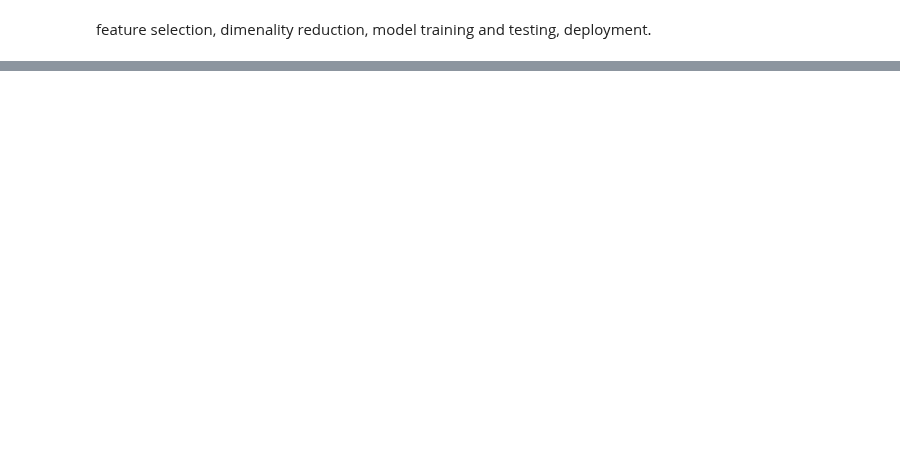
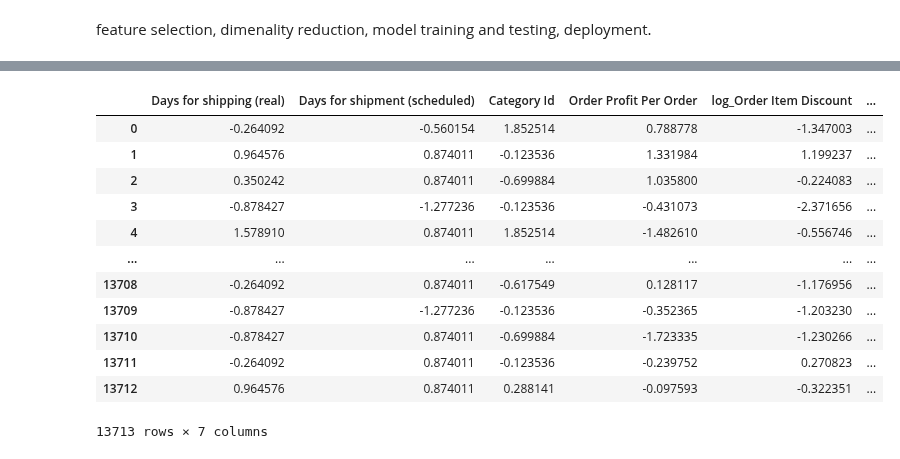
Before and after one commit to dyavadi8769/Supply_Chain_Demand_Forecasting_System, a Jupyter notebook: Supply Chain Analysis.ipynb, the cells around one changed output, grey strips where cells are left out. Cells and saved outputs as stored; diff of their text form; code cells hidden in the pictures; blank space fills up the shorter version.

```diff
--- a/Supply Chain Analysis.ipynb
+++ b/Supply Chain Analysis.ipynb
@@ -573,0 +630,2 @@ feature selection, dimenality reduction, model training and testing, deployment.
+# %%
+cols = ['Days for shipping (real)', 'Days for shipment (scheduled)', 'Category Id', 'Order Profit Per Order', 'log_Order Item Discount', 'log_Order Item Product Price' , 'powerTrans_Order Item Profit Ratio']
@@ -573,0 +658,3 @@ feature selection, dimenality reduction, model training and testing, deployment.
+# %%
+x_train_scale = x_train[cols]
+x_train_unscale = x_train.drop(cols,axis = 1)
@@ -573,0 +664,6 @@ feature selection, dimenality reduction, model training and testing, deployment.
+# %%
+from sklearn.preprocessing import StandardScaler
+
+scaler = StandardScaler()
+x_train_scale = scaler.fit_transform(x_train_scale)
+x_test_scale = scaler.transform(x_test_scale)
@@ -573,0 +686,18 @@ feature selection, dimenality reduction, model training and testing, deployment.
+# %%
+x_train_scale = pd.DataFrame(x_train_scale, columns = cols)
+# %%
+x_train_scale
+# %% [output]
+|  | Days for shipping (real) | Days for shipment (scheduled) | Category Id | Order Profit Per Order | log_Order Item Discount | ... |
+| 0 | -0.264092 | -0.560154 | 1.852514 | 0.788778 | -1.347003 | ... |
+| 1 | 0.964576 | 0.874011 | -0.123536 | 1.331984 | 1.199237 | ... |
+| 2 | 0.350242 | 0.874011 | -0.699884 | 1.035800 | -0.224083 | ... |
+| 3 | -0.878427 | -1.277236 | -0.123536 | -0.431073 | -2.371656 | ... |
+| 4 | 1.578910 | 0.874011 | 1.852514 | -1.482610 | -0.556746 | ... |
+| ... | ... | ... | ... | ... | ... | ... |
+| 13708 | -0.264092 | 0.874011 | -0.617549 | 0.128117 | -1.176956 | ... |
+| 13709 | -0.878427 | -1.277236 | -0.123536 | -0.352365 | -1.203230 | ... |
+| 13710 | -0.878427 | 0.874011 | -0.699884 | -1.723335 | -1.230266 | ... |
+| 13711 | -0.264092 | 0.874011 | -0.123536 | -0.239752 | 0.270823 | ... |
+| 13712 | 0.964576 | 0.874011 | 0.288141 | -0.097593 | -0.322351 | ... |
+13713 rows × 7 columns
```
Also changed, not shown: parts of 36 cells of this notebook.
